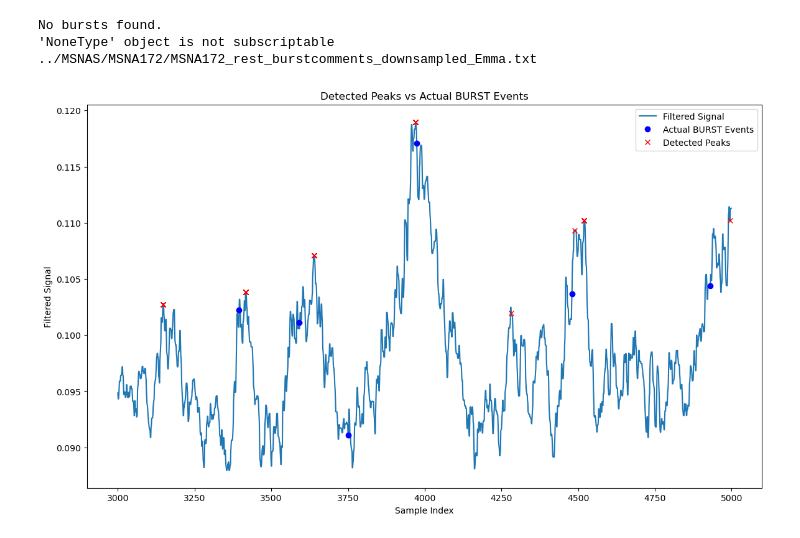
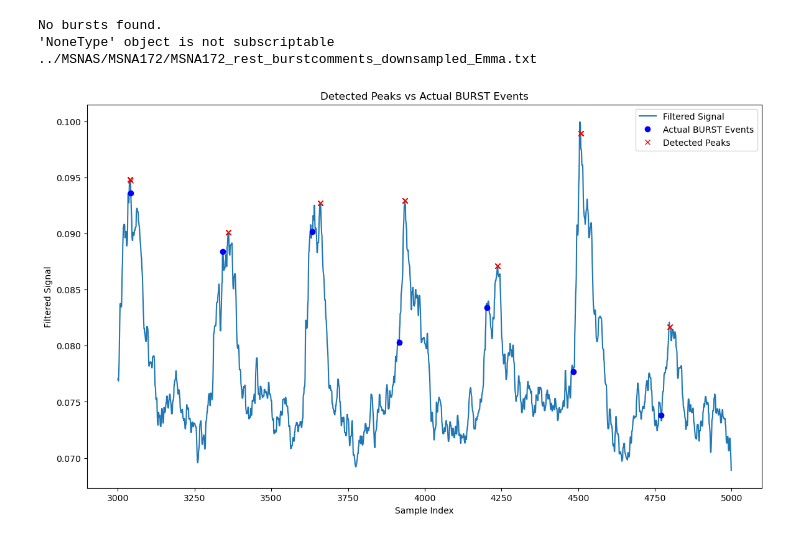
Before and after one commit to prettytrippy/MSNA, a Jupyter notebook: examples/inference.ipynb, the cells around one changed output. Drawn from its saved outputs; the diff is of its cells as text; code cells hidden in the pictures.

```diff
--- a/examples/inference.ipynb
+++ b/examples/inference.ipynb
@@ -16,29 +16,30 @@ list index out of range ../MSNAS/MSNA205/MSNA205_rest_burstcomments_downsampled_
 No bursts found.
 'NoneType' object is not subscriptable ../MSNAS/MSNA172/MSNA172_rest_burstcomments_downsampled_Emma.txt
 # %%
+np.random.shuffle(dfs)
 df = dfs[0]
 
 # Extract indices of the actual BURST events
 actual_burst_indices = df[df['BURST'] != 0].index
 
 predicted_burst_indices = pipeline.predict(df)
 
 plot_start = 3000 #np.random.randint(1000, 2000)
 plot_end = 5000 #plot_start + np.random.randint(20000, 30000)
 
 # Plot the results
 plt.figure(figsize=(14, 8))
 plt.plot(df['Integrated MSNA'][plot_start:plot_end], label='Filtered Signal')
 plt.plot(actual_burst_indices[(actual_burst_indices<plot_end) & (actual_burst_indices>plot_start)],
-         df['Integrated MSNA'][actual_bursts[(actual_bursts<plot_end) & (actual_bursts>plot_start)]],
+         df['Integrated MSNA'][actual_burst_indices[(actual_burst_indices<plot_end) & (actual_burst_indices>plot_start)]],
          "o", label='Actual BURST Events', color='blue')
 plt.plot(predicted_burst_indices[(predicted_burst_indices<plot_end) & (predicted_burst_indices>plot_start)],
          df['Integrated MSNA'][predicted_burst_indices[(predicted_burst_indices<plot_end) & (predicted_burst_indices>plot_start)]],
          "x", label='Detected Peaks', color='red')
 plt.title('Detected Peaks vs Actual BURST Events')
 plt.xlabel('Sample Index')
 plt.ylabel('Filtered Signal')
 plt.legend()
 plt.show()
 # %% [output]
-[figure, old version]
+[figure, new version]
```
Also changed, not shown: 4 other files.
